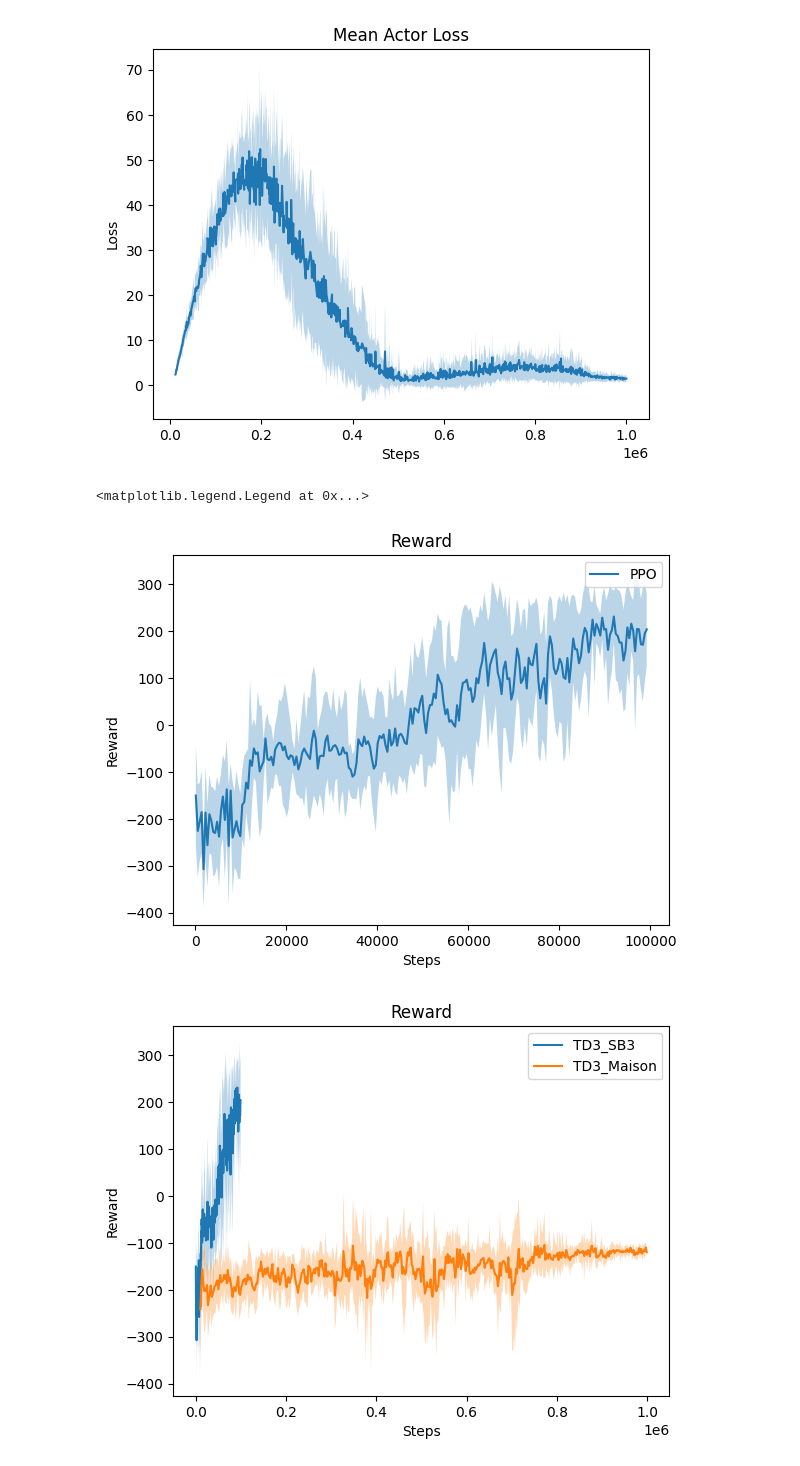
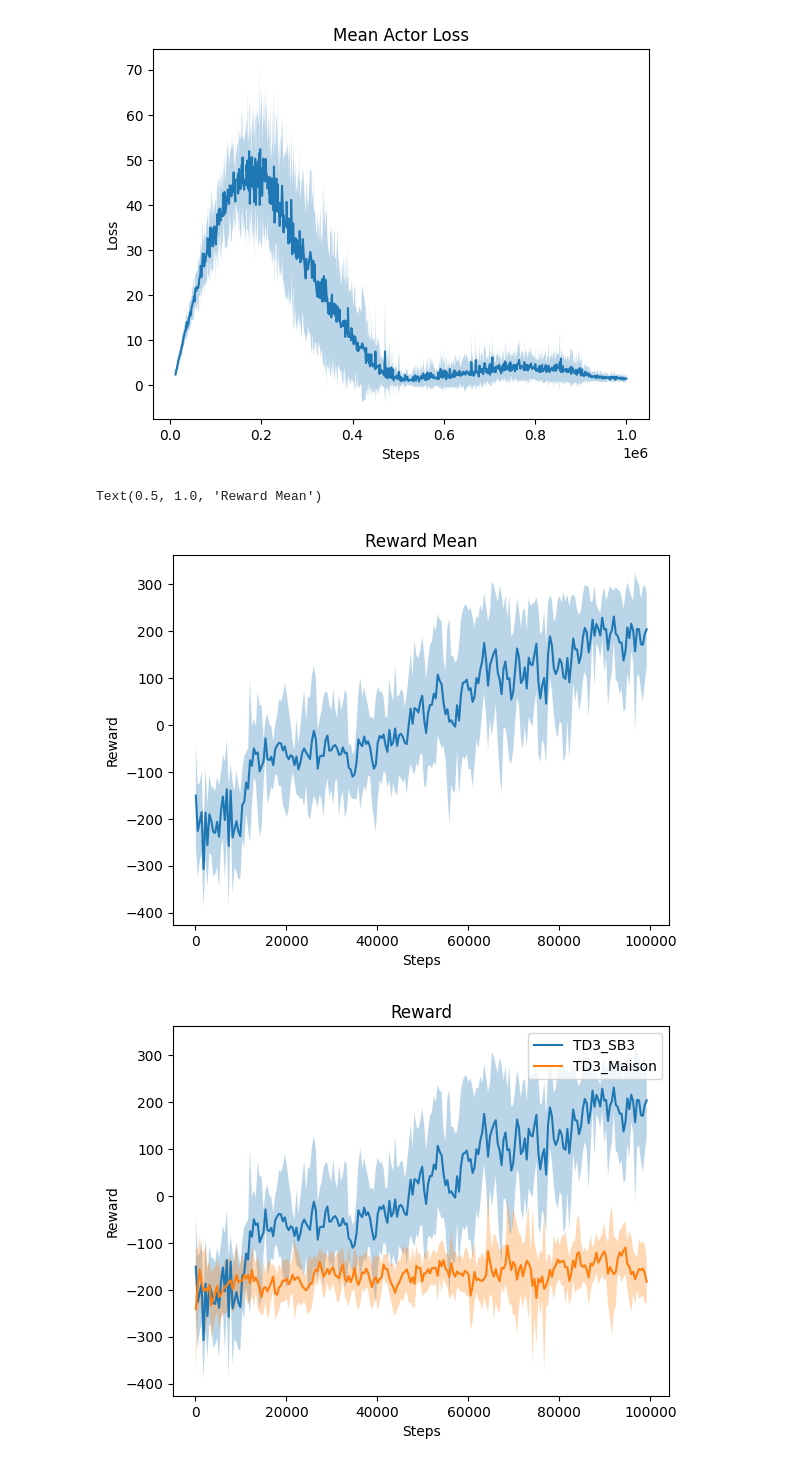
Before and after one commit to MaxMaiche/IAR-Mini-Projet, a Jupyter notebook: PlotData.ipynb, the cells around one changed output. Saved outputs shown, nothing was run; the diff lists cells and outputs as text; code cells hidden in the pictures.

```diff
--- a/PlotData.ipynb
+++ b/PlotData.ipynb
@@ -5,8 +5,8 @@ import numpy as np
 import os
 import json
 
-rewardfolder = "./TD3_Maison/jsonsRewardMean/"
-actorLossfolder = "./TD3_Maison/jsonsActorLoss/"
+rewardfolder = "./TD3_Maison_jsons/jsonsRewardMean/"
+actorLossfolder = "./TD3_Maison_jsons/jsonsActorLoss/"
 
 rewardFiles = os.listdir(rewardfolder)
 actorLossFiles = os.listdir(actorLossfolder)
@@ -108,26 +107,31 @@ rewards_mean_sb3 = np.mean(interpolated_rewards, axis=0)
 rewards_std_sb3 = np.std(interpolated_rewards, axis=0)
 
 plt.figure()
-plt.plot(new_steps_sb3, rewards_mean_sb3, label='PPO')
+plt.plot(new_steps_sb3, rewards_mean_sb3)
 plt.fill_between(new_steps_sb3, rewards_mean_sb3 - rewards_std_sb3, rewards_mean_sb3 + rewards_std_sb3, alpha=0.3)
 plt.xlabel('Steps')
 plt.ylabel('Reward')
-plt.title('Reward')
-plt.legend()
+plt.title('Reward Mean SB3')
 # %% [output]
-<matplotlib.legend.Legend at 0x...>
+Text(0.5, 1.0, 'Reward Mean')
-[figure, old version]
+[figure, new version]
 # %%
+# crop the TD3_Maison data to match the TD3_SB3 data
+rewardmean = rewardmean[:len(rewards_mean_sb3)]
+rewardstd = rewardstd[:len(rewards_mean_sb3)]
+
+
+
 # Merge the two plots
 plt.figure()
 plt.plot(new_steps_sb3, rewards_mean_sb3, label='TD3_SB3')
 plt.fill_between(new_steps_sb3, rewards_mean_sb3 - rewards_std_sb3, rewards_mean_sb3 + rewards_std_sb3, alpha=0.3)
-plt.plot(rewardSteps[0], rewardmean, label='TD3_Maison')
-plt.fill_between(rewardSteps[0], rewardmean - rewardstd, rewardmean + rewardstd, alpha=0.3)
+plt.plot(new_steps_sb3, rewardmean, label='TD3_Maison')
+plt.fill_between(new_steps_sb3, rewardmean - rewardstd, rewardmean + rewardstd, alpha=0.3)
 plt.xlabel('Steps')
 plt.ylabel('Reward')
 plt.title('Reward')
 plt.legend()
 plt.show()
 # %% [output]
-[figure, old version]
+[figure, new version]
```
Also changed, not shown: parts of 1 cell of this notebook, 28 other files.
